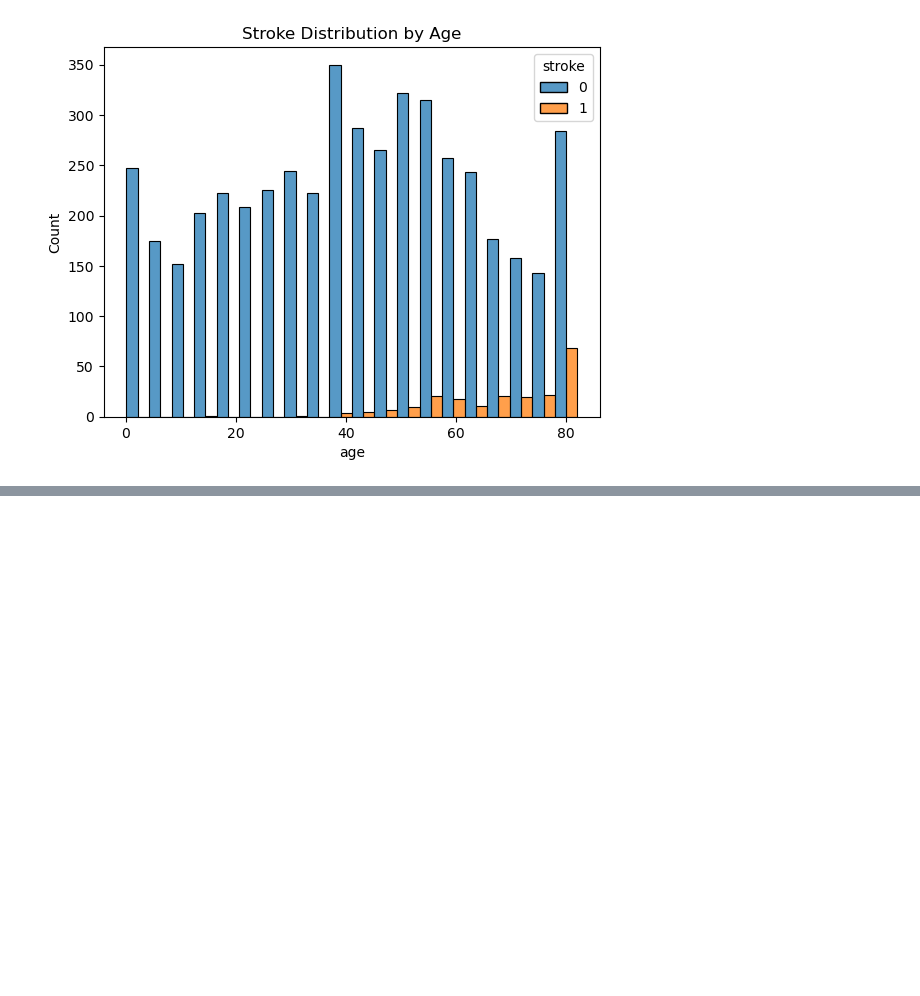
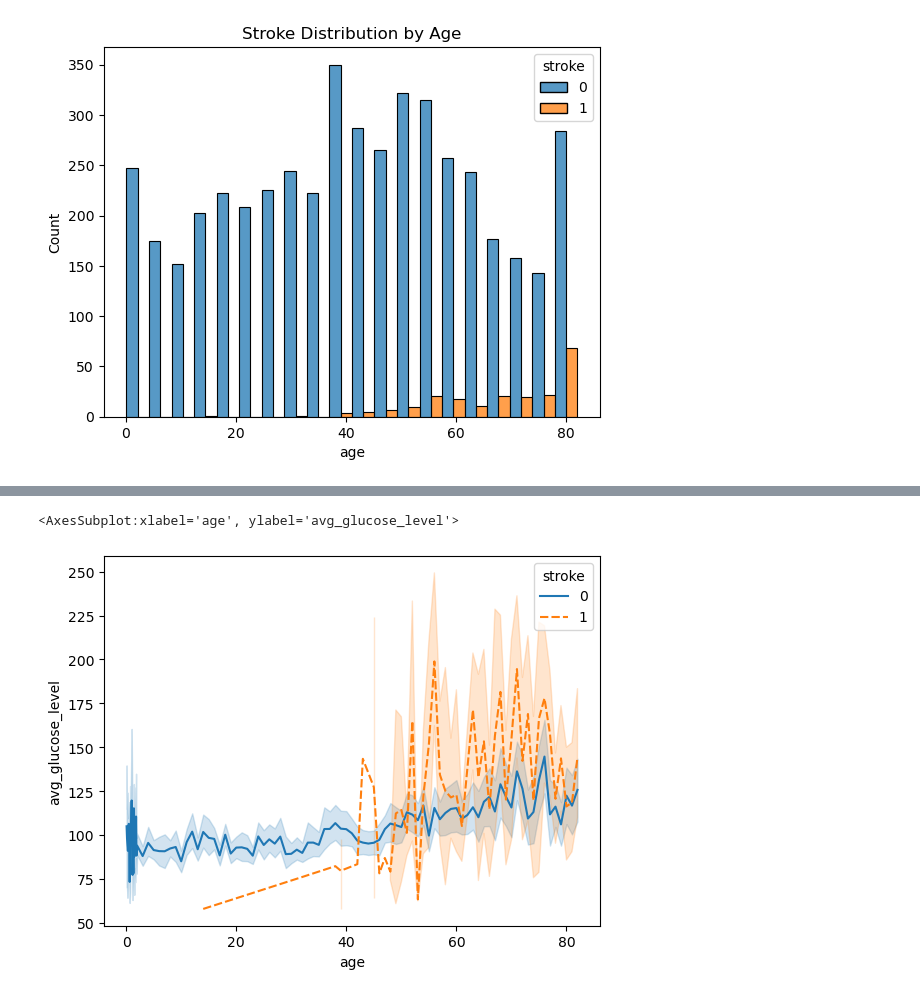
Before and after one commit to rbitas/Stroke-Prediction, a Jupyter notebook: stroke_prediction-rina.ipynb, the cells around one changed output, grey strips where cells are left out. Drawn from its saved outputs; the diff is of its cells as text; code cells hidden in the pictures; blank space fills up the shorter version.

```diff
--- a/stroke_prediction-rina.ipynb
+++ b/stroke_prediction-rina.ipynb
@@ -111,0 +117,5 @@ Text(0.5, 1.0, 'Stroke Distribution by Age')
+# %%
+sns.lineplot(x="age", y="avg_glucose_level", data=stroke_scaled_df, hue="stroke", style="stroke")
+# %% [output]
+<AxesSubplot:xlabel='age', ylabel='avg_glucose_level'>
+[figure, added]
```
Also changed, not shown: parts of 1 cell of this notebook.
